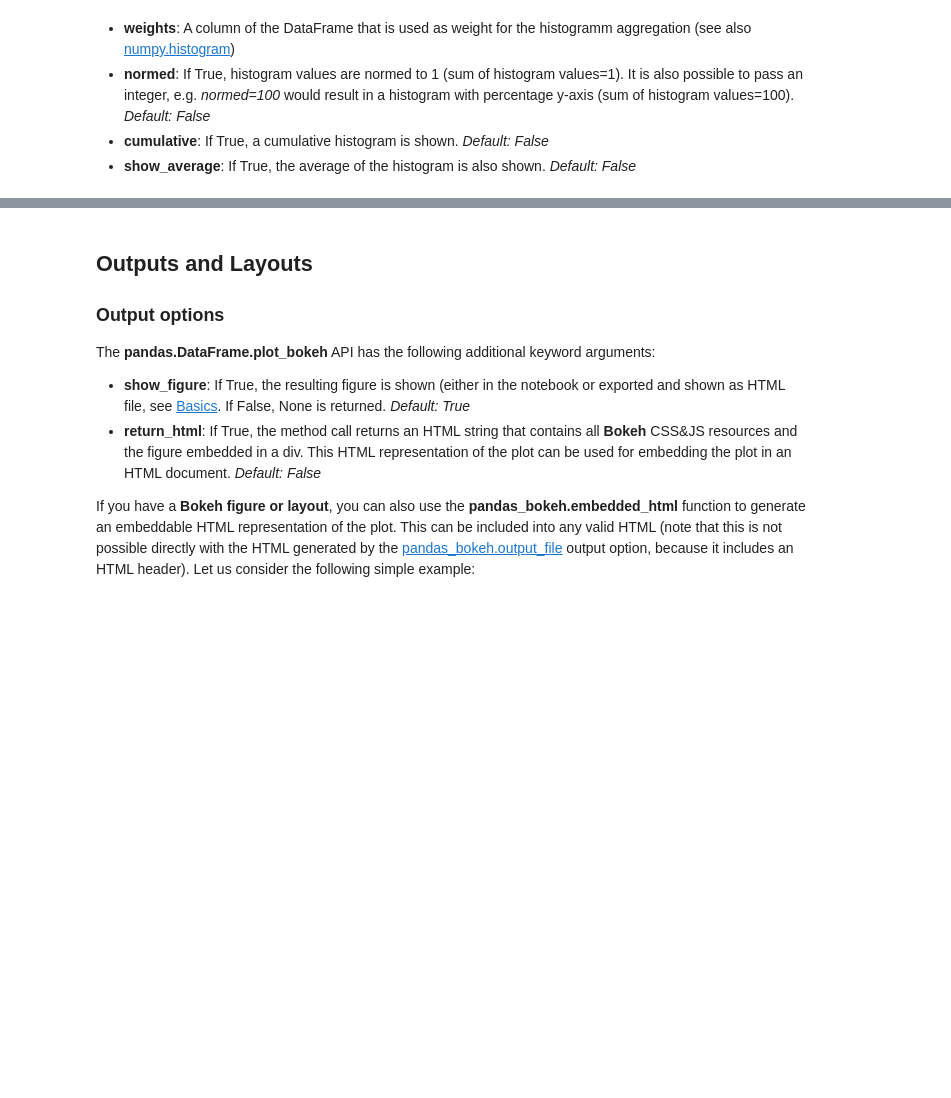
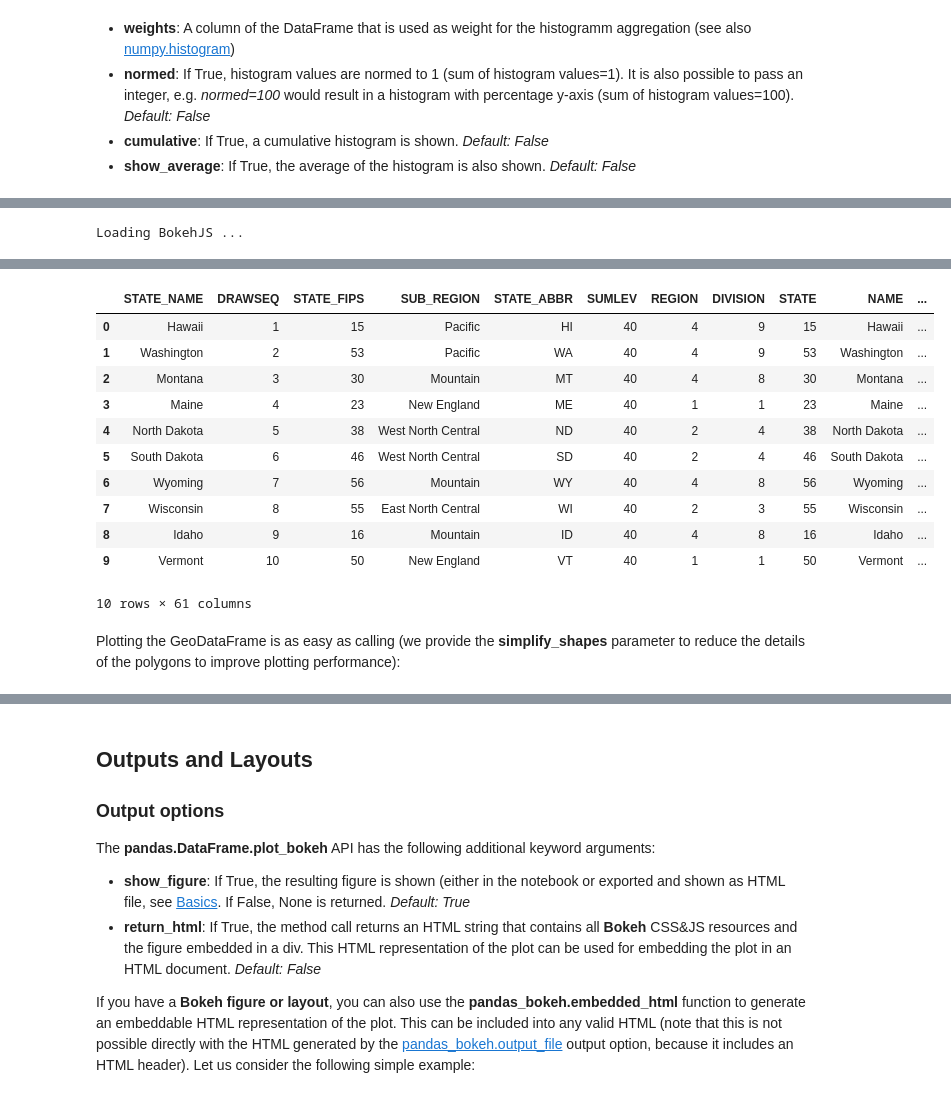
Before and after one commit to PatrikHlobil/Pandas-Bokeh, a Jupyter notebook: Documentation/Documentation.ipynb, the cells around one changed output, grey strips where cells are left out. Cells and saved outputs as stored; diff of their text form; code cells hidden in the pictures; blank space fills up the shorter version.

```diff
--- a/Documentation/Documentation.ipynb
+++ b/Documentation/Documentation.ipynb
@@ -399,0 +417,10 @@ pandas_bokeh.plot_grid([[p_hist, p_hist_cum]], plot_width=450, plot_height=300);
+# %%
+import geopandas as gpd
+import pandas_bokeh
+pandas_bokeh.output_notebook()
+
+#Load Shapefile (downloadable from http://thematicmapping.org/downloads/TM_WORLD_BORDERS-0.3.zip):
+df_states = gpd.read_file(r"Testdata/states/states_population.shp")
+df_states.head(10)
+# %% [output]
+Loading BokehJS ...
@@ -399,0 +428,14 @@ pandas_bokeh.plot_grid([[p_hist, p_hist_cum]], plot_width=450, plot_height=300);
+|  | STATE_NAME | DRAWSEQ | STATE_FIPS | SUB_REGION | STATE_ABBR | SUMLEV | REGION | DIVISION | STATE | NAME | ... |
+| 0 | Hawaii | 1 | 15 | Pacific | HI | 40 | 4 | 9 | 15 | Hawaii | ... |
+| 1 | Washington | 2 | 53 | Pacific | WA | 40 | 4 | 9 | 53 | Washington | ... |
+| 2 | Montana | 3 | 30 | Mountain | MT | 40 | 4 | 8 | 30 | Montana | ... |
+| 3 | Maine | 4 | 23 | New England | ME | 40 | 1 | 1 | 23 | Maine | ... |
+| 4 | North Dakota | 5 | 38 | West North Central | ND | 40 | 2 | 4 | 38 | North Dakota | ... |
+| 5 | South Dakota | 6 | 46 | West North Central | SD | 40 | 2 | 4 | 46 | South Dakota | ... |
+| 6 | Wyoming | 7 | 56 | Mountain | WY | 40 | 4 | 8 | 56 | Wyoming | ... |
+| 7 | Wisconsin | 8 | 55 | East North Central | WI | 40 | 2 | 3 | 55 | Wisconsin | ... |
+| 8 | Idaho | 9 | 16 | Mountain | ID | 40 | 4 | 8 | 16 | Idaho | ... |
+| 9 | Vermont | 10 | 50 | New England | VT | 40 | 1 | 1 | 50 | Vermont | ... |
+10 rows × 61 columns
+# %% [markdown]
+Plotting the GeoDataFrame is as easy as calling (we provide the **simplify_shapes** parameter to reduce the details of the polygons to improve plotting performance):
```
Also changed, not shown: parts of 18 cells of this notebook, 24 other files.
